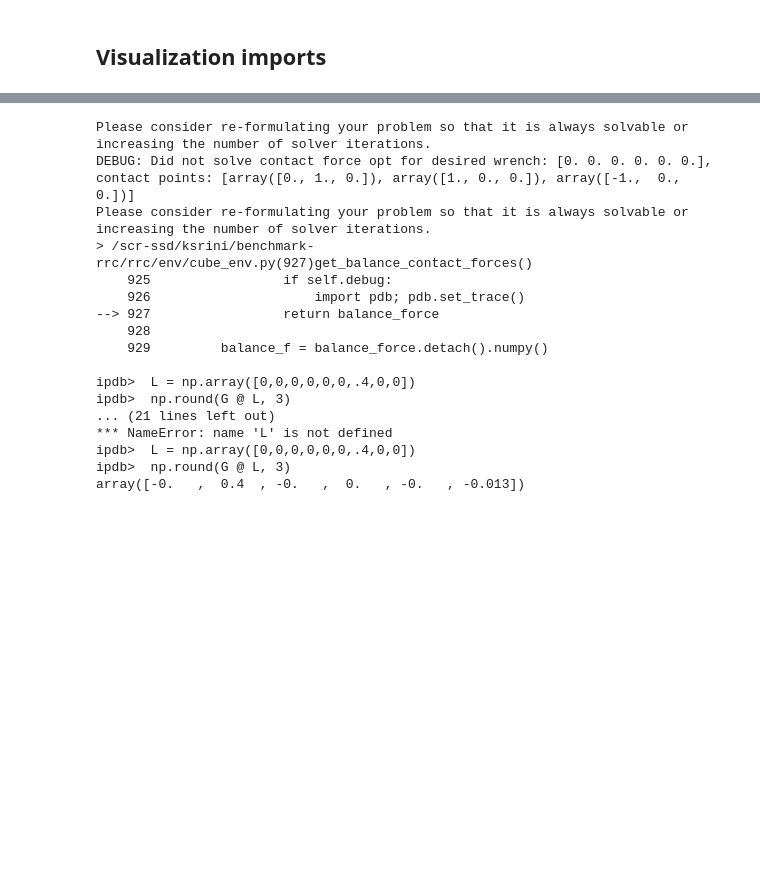
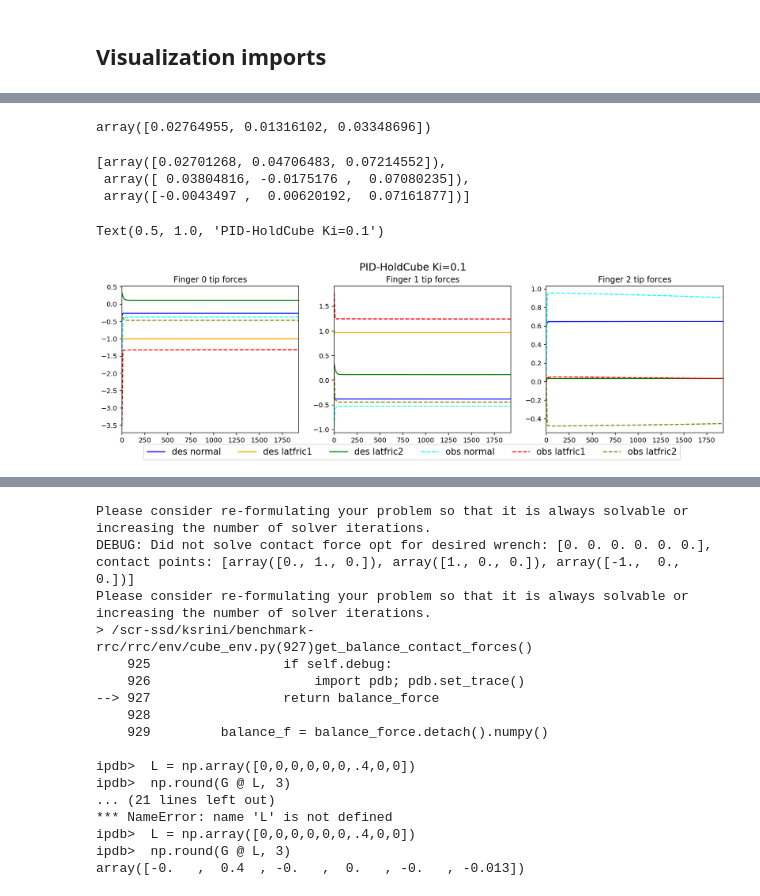
Before and after one commit to krishpop/benchmark-rrc, a Jupyter notebook: notebooks/visualization.ipynb, the cells around one changed output, grey strips where cells are left out. Drawn from its saved outputs; the diff is of its cells as text; code cells hidden in the pictures; blank space fills up the shorter version.

```diff
--- a/notebooks/visualization.ipynb
+++ b/notebooks/visualization.ipynb
@@ -76,0 +86,10 @@ def load_obs_des_forces(output_dir):
+# %%
+obs[0]['achieved_goal']['position']
+# %% [output]
+array([0.02764955, 0.01316102, 0.03348696])
+# %%
+[obs[0]['achieved_goal']['position'] + x[0] for x in tip_pos[1]]
+# %% [output]
+[array([0.02701268, 0.04706483, 0.07214552]),
+ array([ 0.03804816, -0.0175176 ,  0.07080235]),
+ array([-0.0043497 ,  0.00620192,  0.07161877])]
@@ -77,6 +117,9 @@ def load_obs_des_forces(output_dir):
 # %%
-output_dir = '../scripts/output/pid-hold'
-_, force_df_pid_hold = load_obs_des_forces(output_dir)
-
-output_dir = '../scripts/output/hold'
-_, force_df_hold = load_obs_des_forces(output_dir)
+output_dir = '../scripts/output'
+_, force_df_hold_recent = load_obs_des_forces(output_dir)
+# %%
+plot_des_obs_forces(force_df_hold_recent)
+plt.suptitle('PID-HoldCube Ki=0.1', y=1., fontsize=15)
+# %% [output]
+Text(0.5, 1.0, 'PID-HoldCube Ki=0.1')
+[figure, added]
```
Also changed, not shown: parts of 13 cells of this notebook, 2 other files.
